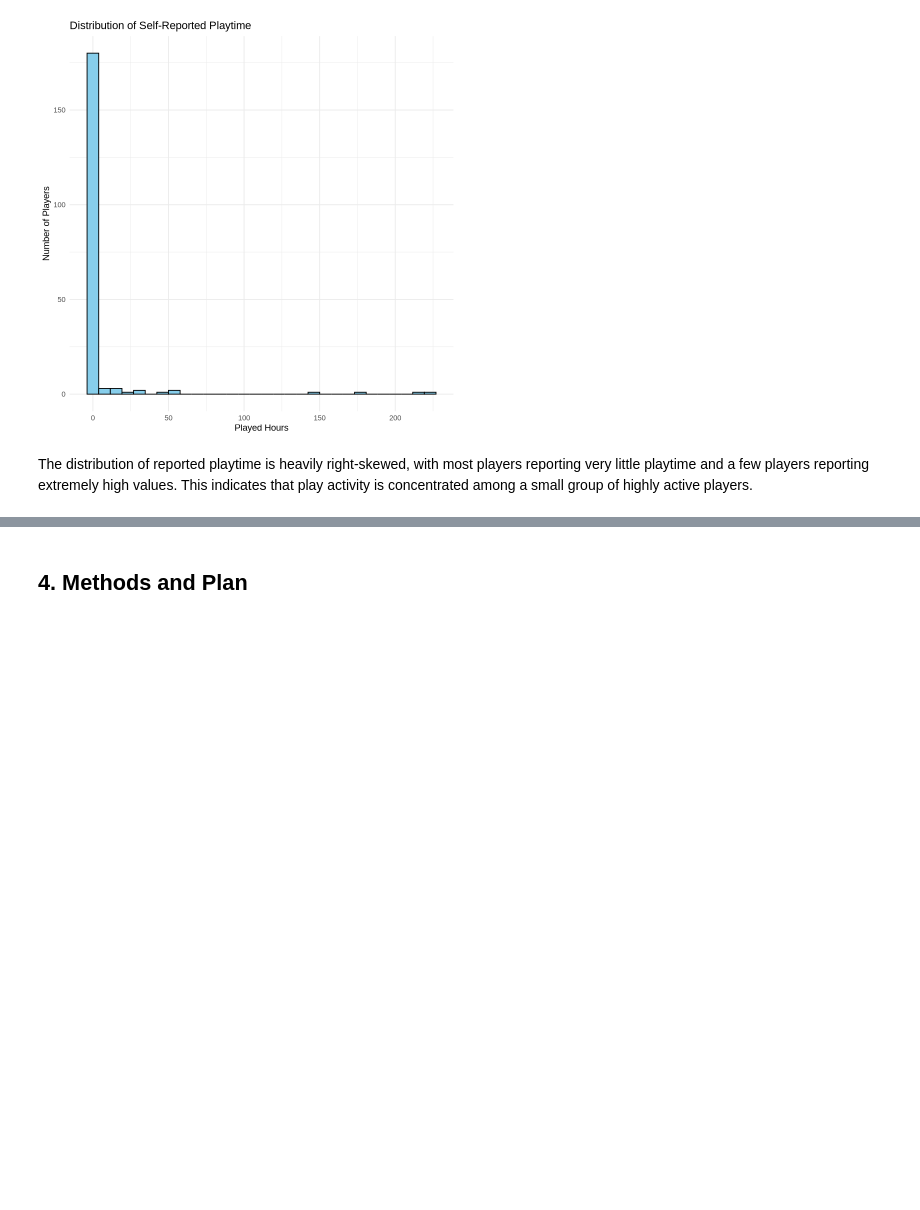
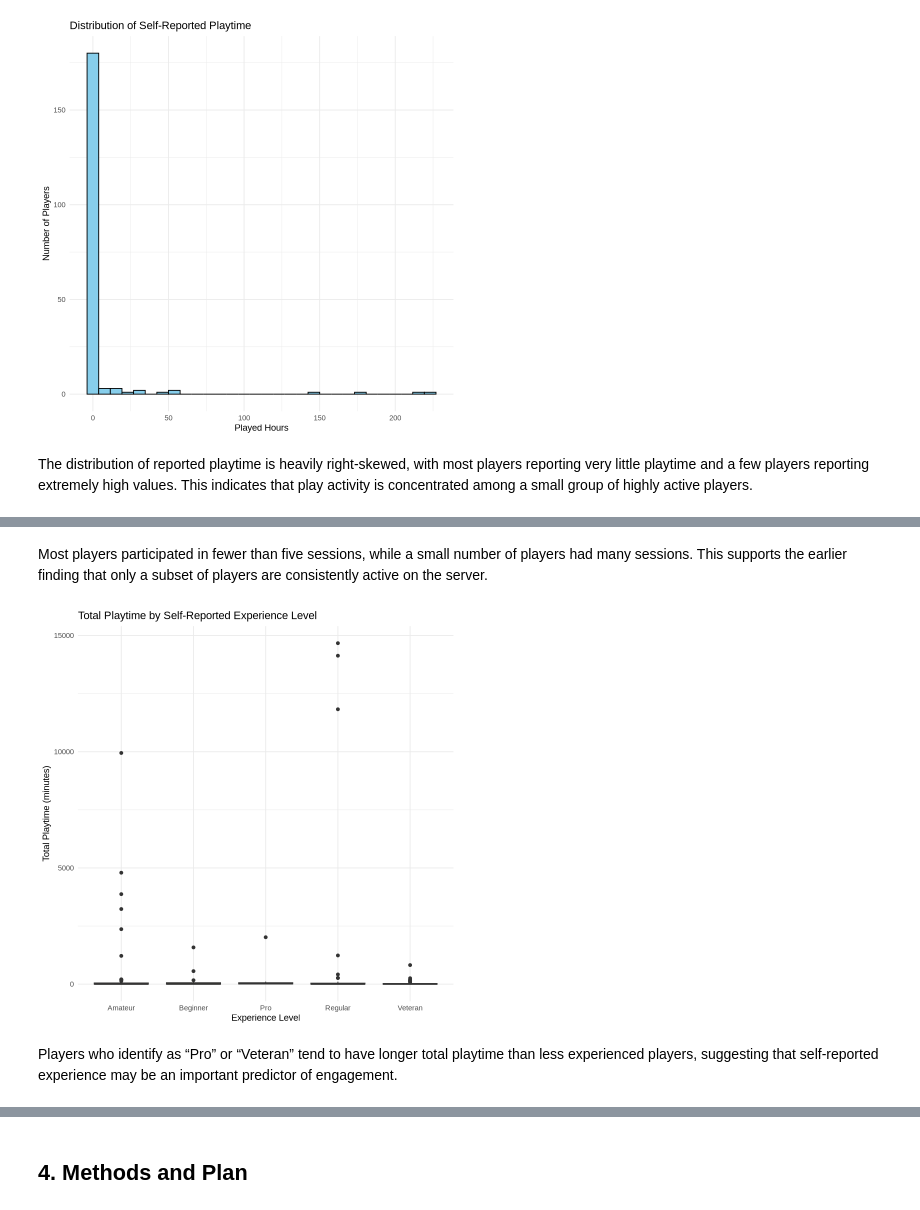
Before and after one commit to KayTee4/dsci100-minecraft-planning, a Jupyter notebook: project_planning.ipynb, the cells around one changed output, grey strips where cells are left out. Cells and saved outputs as stored; diff of their text form; code cells hidden in the pictures; blank space fills up the shorter version.

```diff
--- a/project_planning.ipynb
+++ b/project_planning.ipynb
@@ -246,0 +229,19 @@ ERROR: Error in eval(expr, envir, enclos): object 'player_summary' not found
+# %% [markdown]
+Most players participated in fewer than five sessions, while a small number of players had many sessions.
+This supports the earlier finding that only a subset of players are consistently active on the server.
+# %%
+player_summary |>
+  ggplot(aes(x = experience, y = total_minutes, fill = experience)) +
+  geom_boxplot() +
+  labs(
+    title = "Total Playtime by Self-Reported Experience Level",
+    x = "Experience Level",
+    y = "Total Playtime (minutes)"
+  ) +
+  theme_minimal() +
+  theme(legend.position = "none")
+# %% [output]
+[figure, added]
+# %% [markdown]
+Players who identify as “Pro” or “Veteran” tend to have longer total playtime than less experienced players,
+suggesting that self-reported experience may be an important predictor of engagement.
```
Also changed, not shown: parts of 4 cells of this notebook.
